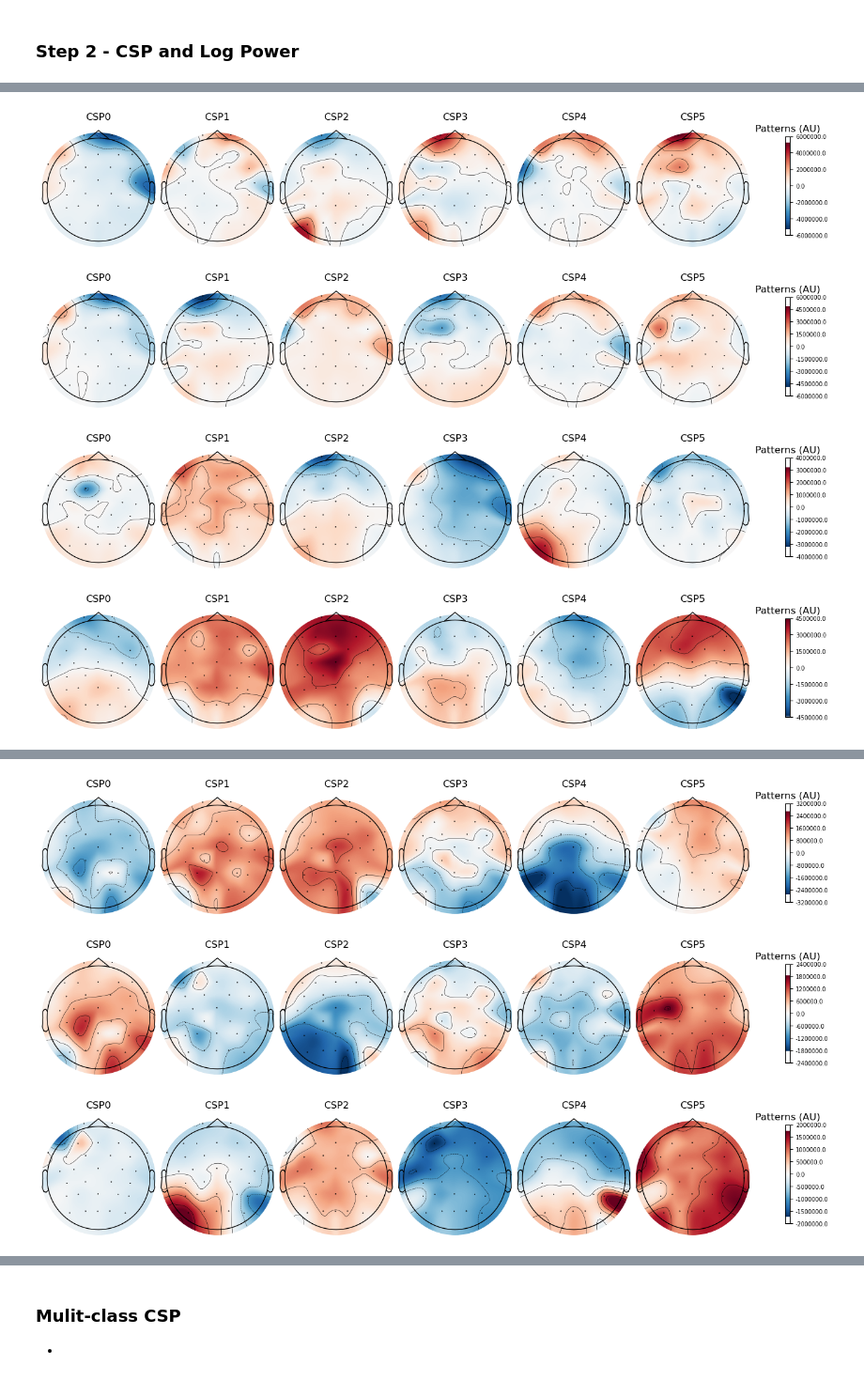
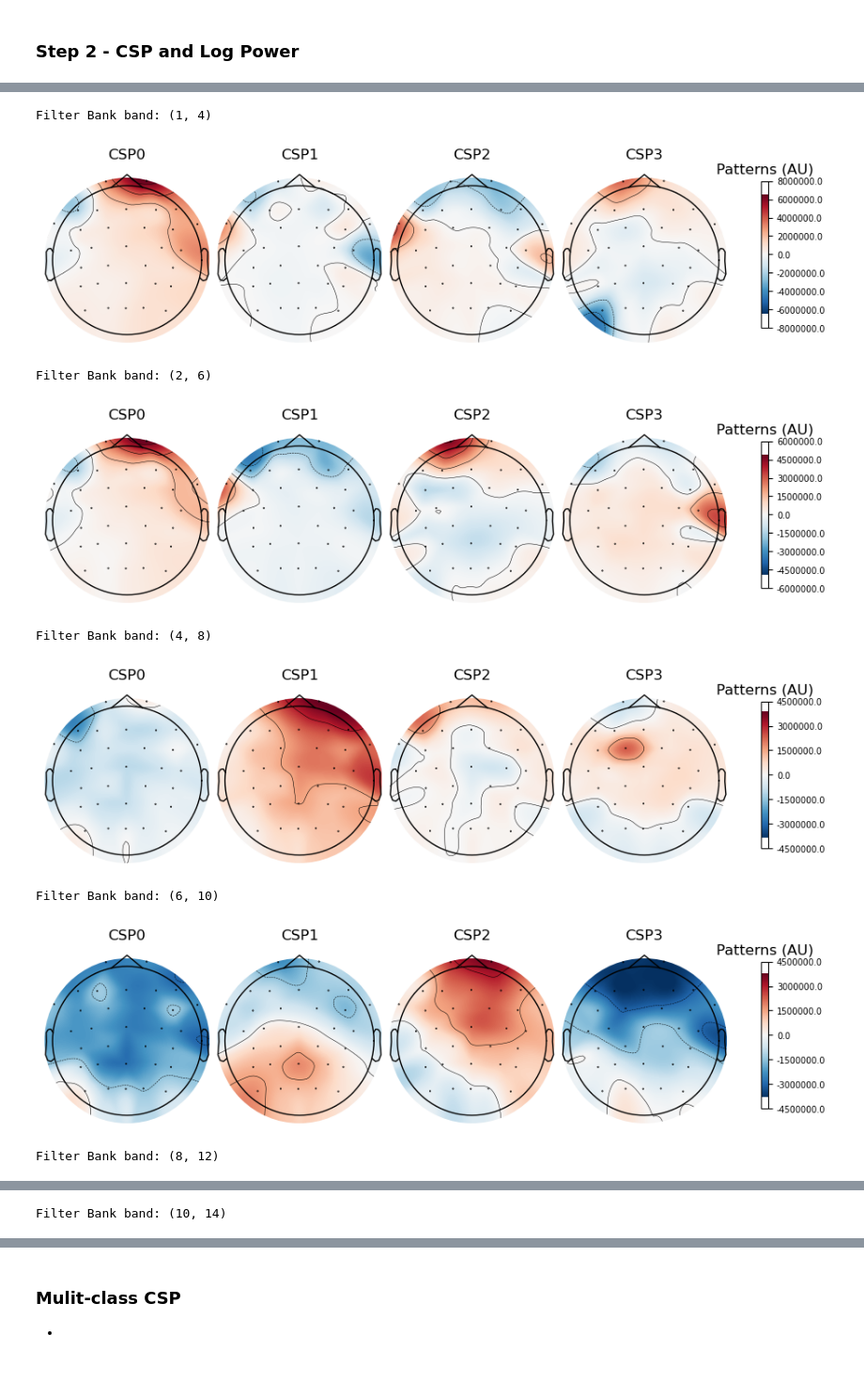
Before and after one commit to CCHENYUCHI/BCI-Final-Project-Group-6, a Jupyter notebook: feature_extraction.ipynb, the cells around one changed output, grey strips where cells are left out. Shown at 94% size. Cells and saved outputs as stored; diff of their text form; code cells hidden in the pictures.

```diff
--- a/feature_extraction.ipynb
+++ b/feature_extraction.ipynb
@@ -159,13 +225,19 @@ from sklearn.model_selection import train_test_split
 # train_y = y[train_idx]
 # test_y = y[test_idx]
 
-totl_len = len(epochs)
-train_epochs = epochs[:int(totl_len*0.8)].copy()
-test_epochs = epochs[int(totl_len*0.8)+1:].copy()
-train_y = y[:int(totl_len*0.8)]
-test_y = y[int(totl_len*0.8)+1:]
 
-# 確認 shape
-print("Train epochs:", train_epochs)
-print("Test epochs:", test_epochs)
+# bands = {
+#     '1': (1, 4),
+#     '2': (2, 6),
+#     '3': (4, 8),
+# }
+bands = {
+    '1': (12, 30),
+}
+
+# for iter_ in range(4, 15):
+#     pre_low, pre_high = bands[str(iter_-1)]
+#     bands[str(iter_)] = (pre_low+2, pre_high+2)
+
+_ = leaveonegroupout(group_index_list, epochs, y, bands)
 # %% [output]
@@ -381,8 +454,14 @@ weighted avg       0.52      0.52      0.52      1350
 # %%
-for csp in csp_list:
+for idx, csp in enumerate(csp_list):
+    print(f"Filter Bank band: {bands[str(idx+1)]}")
     csp.plot_patterns(train_epochs.info, ch_type="eeg", units="Patterns (AU)", size=1.5)
 # %% [output]
+Filter Bank band: (1, 4)
-[figure, old version]
+[figure, new version]
+Filter Bank band: (2, 6)
-[figure, old version]
+[figure, new version]
+Filter Bank band: (4, 8)
-[figure, old version]
+[figure, new version]
+Filter Bank band: (6, 10)
-[figure, old version]
+[figure, new version]
+Filter Bank band: (8, 12)
@@ -389,0 +469 @@ for csp in csp_list:
+Filter Bank band: (10, 14)
@@ -391,3 +470,0 @@ for csp in csp_list:
-[figure, removed]
-[figure, removed]
-[figure, removed]
```
Also changed, not shown: parts of 8 cells of this notebook.
